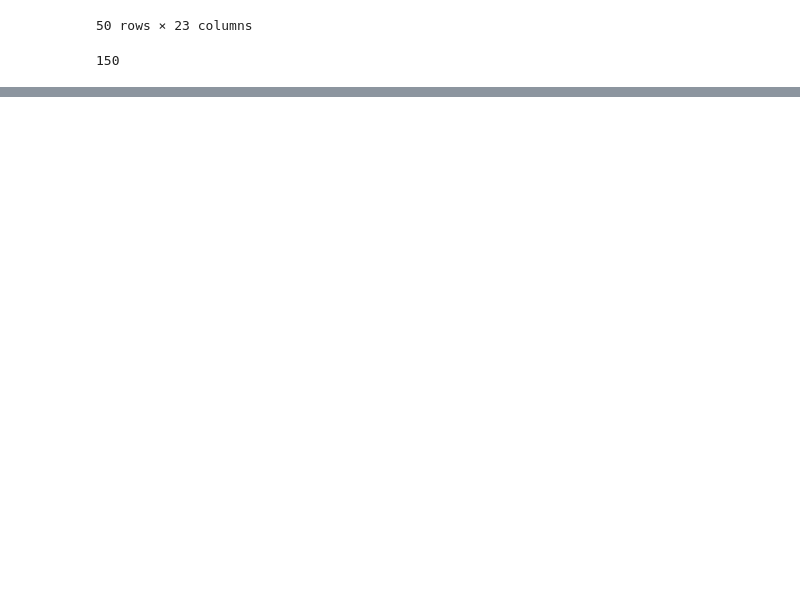
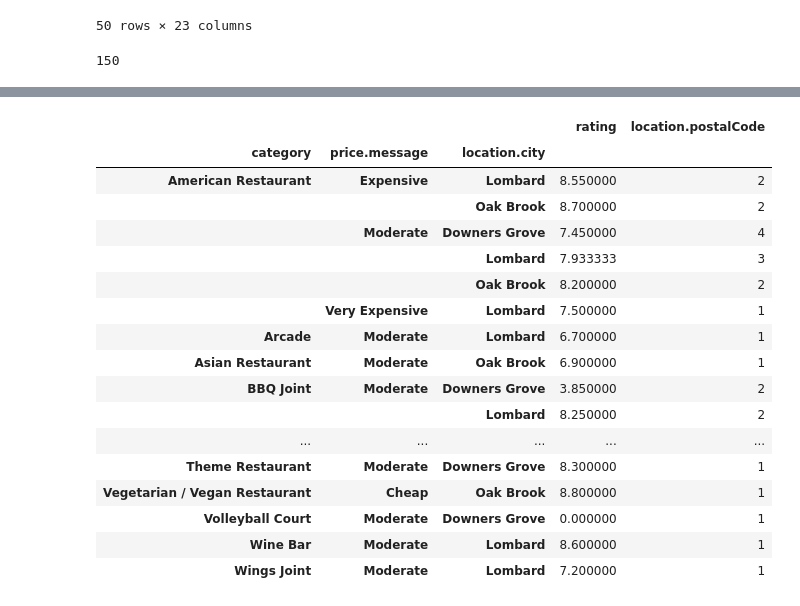
Before and after one commit to gkale1969/Coursera_Capstone, a Jupyter notebook: Applied Data Science - Capstone Project.ipynb, the cells around one changed output, grey strips where cells are left out. Saved outputs shown, nothing was run; the diff lists cells and outputs as text; code cells hidden in the pictures; blank space fills up the shorter version.

```diff
--- a/Applied Data Science - Capstone Project.ipynb
+++ b/Applied Data Science - Capstone Project.ipynb
@@ -417,0 +551,4 @@ df_data_1.head()
+# %%
+#### review restaurants by category, price, and avg rating by suburb - visually review data to determine where Lombard can improve
+
+restuarants_grouped_df = restuarants_df.groupby(['category', 'price.message', 'location.city']).agg({'rating': np.mean, 'location.postalCode': np.size})
@@ -417,0 +559,3 @@ df_data_1.head()
+# %%
+### adjust maxp rows to display in order to review all the data
+pd.set_option('display.max_rows', 500)
@@ -417,0 +606,21 @@ df_data_1.head()
+# %%
+restuarants_grouped_df.head(100)
+# %% [output]
+|  |  |  | rating | location.postalCode |
+| category | price.message | location.city |  |  |
+| American Restaurant | Expensive | Lombard | 8.550000 | 2 |
+|  |  | Oak Brook | 8.700000 | 2 |
+|  | Moderate | Downers Grove | 7.450000 | 4 |
+|  |  | Lombard | 7.933333 | 3 |
+|  |  | Oak Brook | 8.200000 | 2 |
+|  | Very Expensive | Lombard | 7.500000 | 1 |
+| Arcade | Moderate | Lombard | 6.700000 | 1 |
+| Asian Restaurant | Moderate | Oak Brook | 6.900000 | 1 |
+| BBQ Joint | Moderate | Downers Grove | 3.850000 | 2 |
+|  |  | Lombard | 8.250000 | 2 |
+| ... | ... | ... | ... | ... |
+| Theme Restaurant | Moderate | Downers Grove | 8.300000 | 1 |
+| Vegetarian / Vegan Restaurant | Cheap | Oak Brook | 8.800000 | 1 |
+| Volleyball Court | Moderate | Downers Grove | 0.000000 | 1 |
+| Wine Bar | Moderate | Lombard | 8.600000 | 1 |
+| Wings Joint | Moderate | Lombard | 7.200000 | 1 |
```
Also changed, not shown: parts of 35 cells of this notebook.
